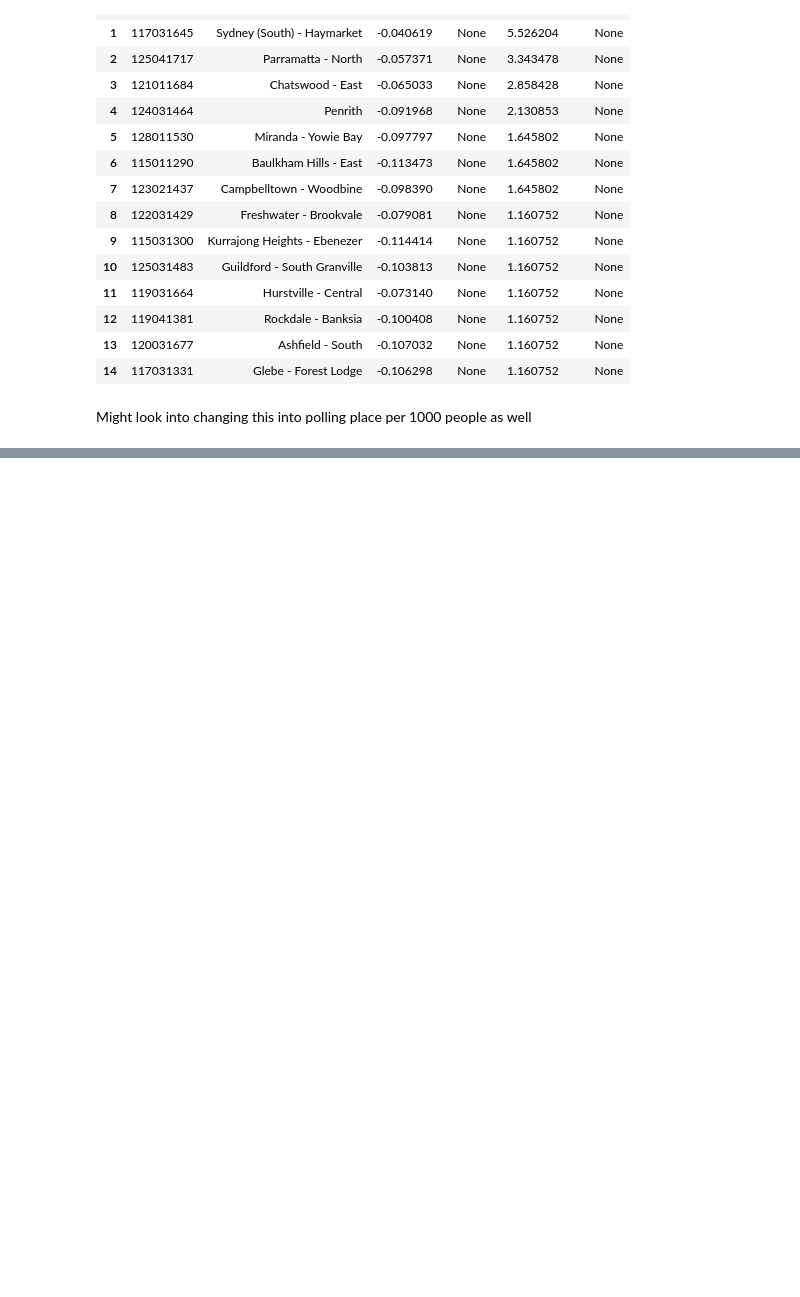
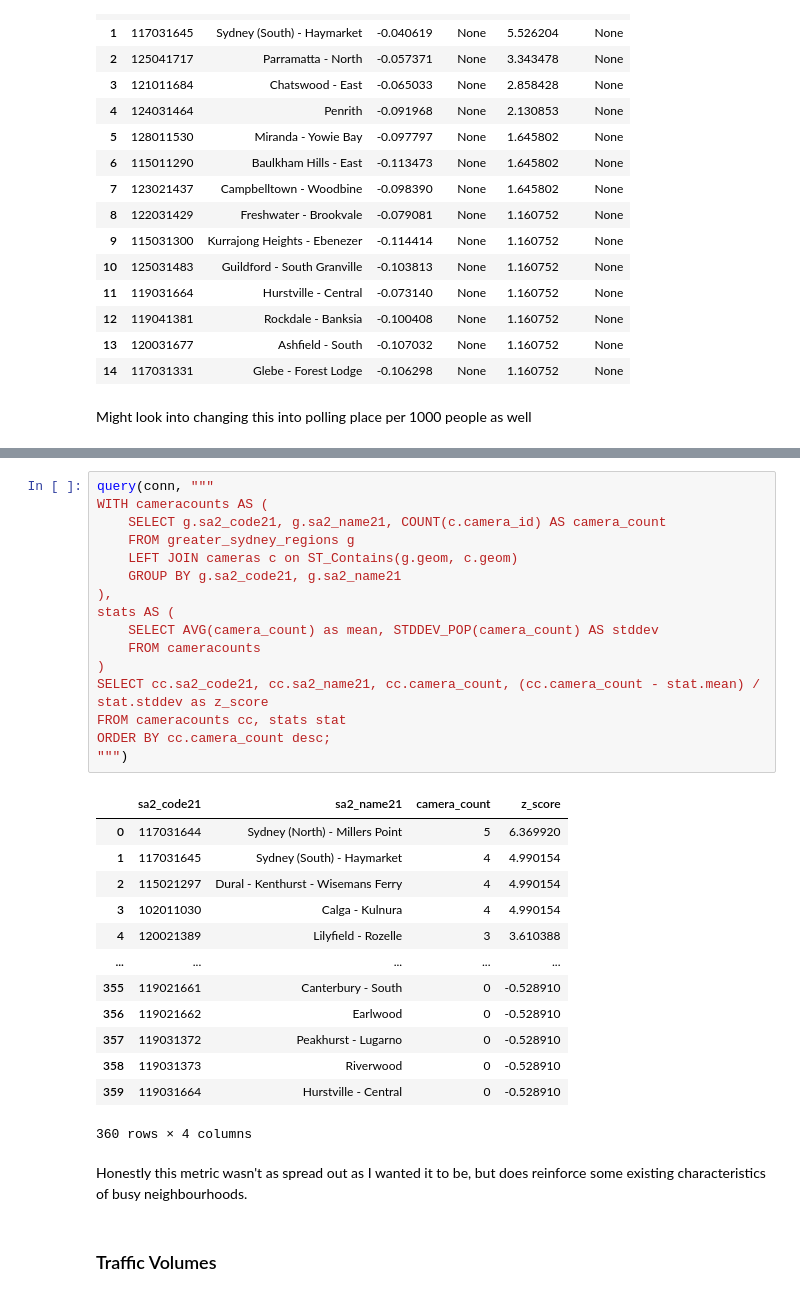
Before and after one commit to infernocadet/greater-sydney-analysis, a Jupyter notebook: Greater Sydney Analysis.ipynb, the cells around one changed output, grey strips where cells are left out. Drawn from its saved outputs; the diff is of its cells as text; blank space fills up the shorter version.

```diff
--- a/Greater Sydney Analysis.ipynb
+++ b/Greater Sydney Analysis.ipynb
@@ -2424,0 +2398,34 @@ LIMIT 40;
+# %%
+query(conn, """
+WITH cameracounts AS (
+    SELECT g.sa2_code21, g.sa2_name21, COUNT(c.camera_id) AS camera_count
+    FROM greater_sydney_regions g
+    LEFT JOIN cameras c on ST_Contains(g.geom, c.geom)
+    GROUP BY g.sa2_code21, g.sa2_name21
+),
+stats AS (
+    SELECT AVG(camera_count) as mean, STDDEV_POP(camera_count) AS stddev
+    FROM cameracounts
+)
+SELECT cc.sa2_code21, cc.sa2_name21, cc.camera_count, (cc.camera_count - stat.mean) / stat.stddev as z_score
+FROM cameracounts cc, stats stat
+ORDER BY cc.camera_count desc;
+""")
+# %% [output]
+|  | sa2_code21 | sa2_name21 | camera_count | z_score |
+| 0 | 117031644 | Sydney (North) - Millers Point | 5 | 6.369920 |
+| 1 | 117031645 | Sydney (South) - Haymarket | 4 | 4.990154 |
+| 2 | 115021297 | Dural - Kenthurst - Wisemans Ferry | 4 | 4.990154 |
+| 3 | 102011030 | Calga - Kulnura | 4 | 4.990154 |
+| 4 | 120021389 | Lilyfield - Rozelle | 3 | 3.610388 |
+| ... | ... | ... | ... | ... |
+| 355 | 119021661 | Canterbury - South | 0 | -0.528910 |
+| 356 | 119021662 | Earlwood | 0 | -0.528910 |
+| 357 | 119031372 | Peakhurst - Lugarno | 0 | -0.528910 |
+| 358 | 119031373 | Riverwood | 0 | -0.528910 |
+| 359 | 119031664 | Hurstville - Central | 0 | -0.528910 |
+360 rows × 4 columns
+# %% [markdown]
+Honestly this metric wasn't as spread out as I wanted it to be, but does reinforce some existing characteristics of busy neighbourhoods.
+# %% [markdown]
+### Traffic Volumes
```
Also changed, not shown: parts of 58 cells of this notebook.
